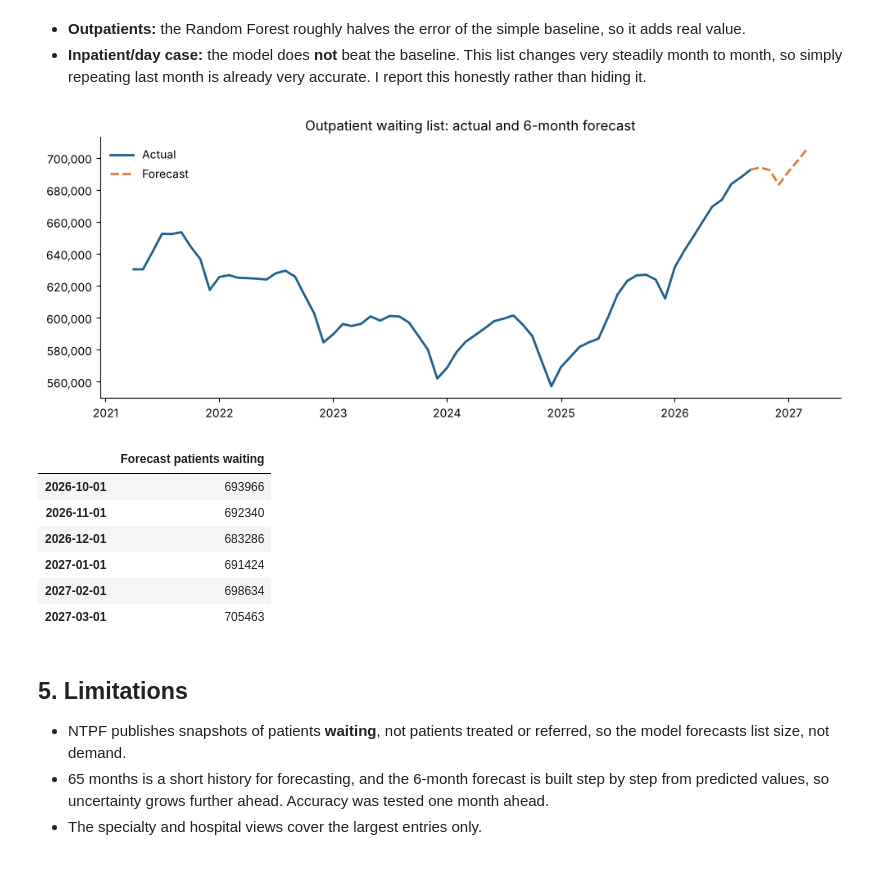
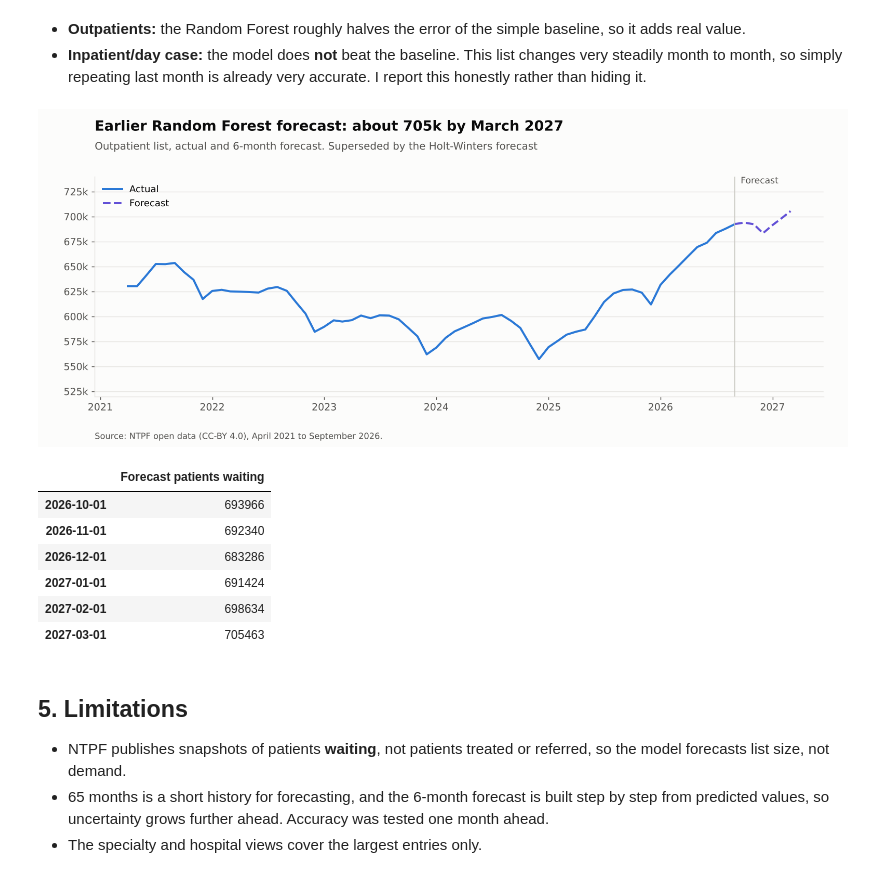
Before and after one commit to Imran3285/irish-hospital-waiting-list-analysis, a Jupyter notebook: notebooks/irish_waiting_list_analysis.ipynb, the cells around one changed output. Cells and saved outputs as stored; diff of their text form; code cells hidden in the pictures.

```diff
--- a/notebooks/irish_waiting_list_analysis.ipynb
+++ b/notebooks/irish_waiting_list_analysis.ipynb
@@ -221,26 +210,22 @@ pd.DataFrame(results).round(2)
 # %% [markdown]
 - **Outpatients:** the Random Forest roughly halves the error of the simple baseline, so it adds real value.
 - **Inpatient/day case:** the model does **not** beat the baseline. This list changes very steadily month to month, so simply repeating last month is already very accurate. I report this honestly rather than hiding it.
-# %%
-fc = forecasts["Outpatient"]
-fig, ax = plt.subplots(figsize=(10, 4))
-ax.plot(series.index, series.op_total, color="#1f5f8b", lw=2, label="Actual")
-ax.plot([series.index[-1], *fc.index], [series.op_total.iloc[-1], *fc.values], color="#e07b39", lw=2, ls="--", label="Forecast")
-ax.set_title("Outpatient waiting list: actual and 6-month forecast")
-ax.yaxis.set_major_formatter(plt.FuncFormatter(lambda v, _: f"{v:,.0f}"))
-ax.legend(frameon=False)
-plt.tight_layout(); plt.savefig("../images/04_outpatient_forecast.png", dpi=150); plt.show()
-
-fc.round(0).astype(int).rename("Forecast patients waiting").to_frame()
-# %% [output]
-[figure, removed]
-|  | Forecast patients waiting |
-| 2026-10-01 | 693966 |
-| 2026-11-01 | 692340 |
-| 2026-12-01 | 683286 |
-| 2027-01-01 | 691424 |
-| 2027-02-01 | 698634 |
-| 2027-03-01 | 705463 |
+# %%
+fc = forecasts["Outpatient"]
+charts.rf_forecast(pd.Series(series.index), series.op_total, pd.Series(fc.index), fc,
+                   "../images/04_outpatient_forecast.png")
+display(Image("../images/04_outpatient_forecast.png"))
+
+fc.round(0).astype(int).rename("Forecast patients waiting").to_frame()
+# %% [output]
+[figure, added]
+|  | Forecast patients waiting |
+| 2026-10-01 | 693966 |
+| 2026-11-01 | 692340 |
+| 2026-12-01 | 683286 |
+| 2027-01-01 | 691424 |
+| 2027-02-01 | 698634 |
+| 2027-03-01 | 705463 |
 # %% [markdown]
 ## 5. Limitations
 
```
Also changed, not shown: parts of 6 cells of this notebook, 9 other files.
